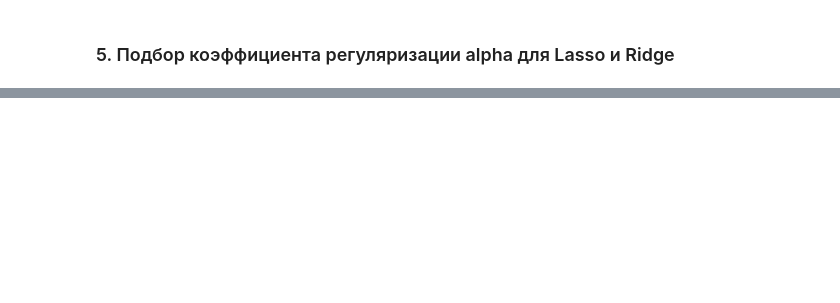
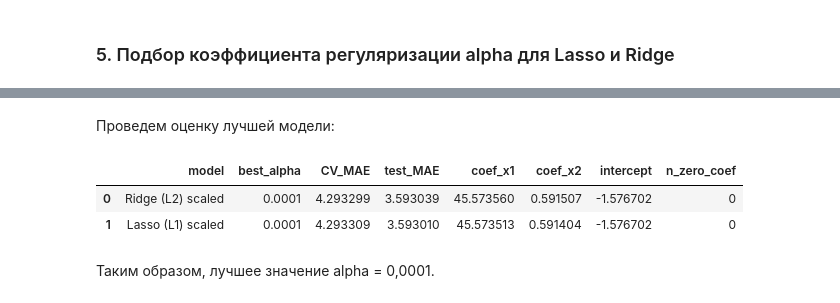
Before and after one commit to USL99/ML_course, a Jupyter notebook: 3_linear_regression_regularization/sklearn.linear_model_part2.ipynb, the cells around one changed output, grey strips where cells are left out. Cells and saved outputs as stored; diff of their text form; code cells hidden in the pictures; blank space fills up the shorter version.

Commit message:
sklearn.linear_model p3 (add full task)

```diff
--- a/3_linear_regression_regularization/sklearn.linear_model_part2.ipynb
+++ b/3_linear_regression_regularization/sklearn.linear_model_part2.ipynb
@@ -243,0 +246,4 @@ metrics.mean_absolute_error(test_labels, ridge_predictions)
+# %%
+scaler = StandardScaler()
+X_train_scaled = scaler.fit_transform(train_data)
+X_test_scaled = scaler.transform(test_data)
@@ -243,0 +290,38 @@ metrics.mean_absolute_error(test_labels, ridge_predictions)
+# %% [markdown]
+Проведем оценку лучшей модели:
+# %%
+def summarize(name, gs):
+    best = gs.best_estimator_
+    pred = best.predict(X_test_scaled)
+
+    test_mae = metrics.mean_absolute_error(test_labels, pred)
+    cv_mae = -gs.best_score_
+    best_alpha = gs.best_params_["alpha"]
+
+    coefs = best.coef_
+    intercept = best.intercept_
+    n_zero = int(np.sum(np.isclose(coefs, 0.0)))
+
+    return {
+        "model": name,
+        "best_alpha": best_alpha,
+        "CV_MAE": cv_mae,
+        "test_MAE": test_mae,
+        "coef_x1": coefs[0],
+        "coef_x2": coefs[1],
+        "intercept": intercept,
+        "n_zero_coef": n_zero
+    }
+
+results_alpha = pd.DataFrame([
+    summarize("Ridge (L2) scaled", ridge_gs),
+    summarize("Lasso (L1) scaled", lasso_gs)
+])
+
+results_alpha
+# %% [output]
+|  | model | best_alpha | CV_MAE | test_MAE | coef_x1 | coef_x2 | intercept | n_zero_coef |
+| 0 | Ridge (L2) scaled | 0.0001 | 4.293299 | 3.593039 | 45.573560 | 0.591507 | -1.576702 | 0 |
+| 1 | Lasso (L1) scaled | 0.0001 | 4.293309 | 3.593010 | 45.573513 | 0.591404 | -1.576702 | 0 |
+# %% [markdown]
+Таким образом, лучшее значение alpha = 0,0001.
```
Also changed, not shown: parts of 6 cells of this notebook.
